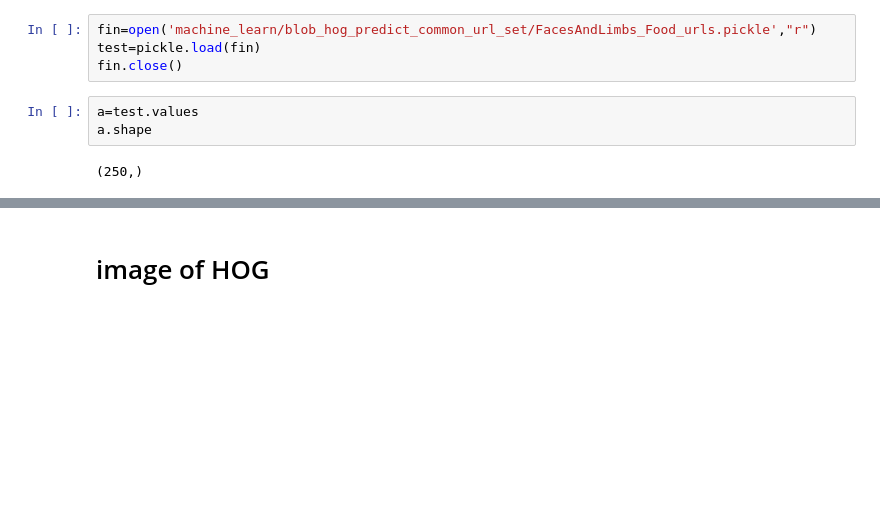
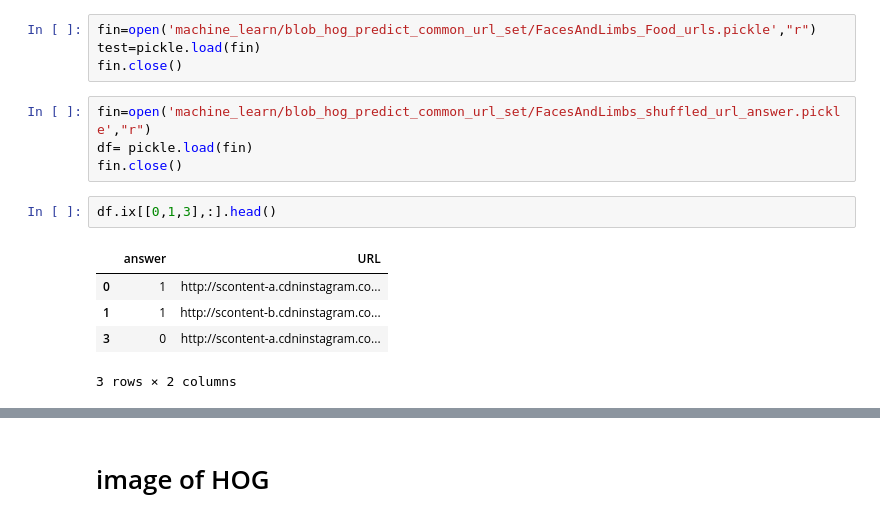
Before and after one commit to kaylanb/SkinApp, a Jupyter notebook: Testing.ipynb, the cells around one changed output, grey strips where cells are left out. Cells and saved outputs as stored; diff of their text form; blank space fills up the shorter version.

```diff
--- a/Testing.ipynb
+++ b/Testing.ipynb
@@ -243,8 +243,15 @@ import pickle
 fin=open('machine_learn/blob_hog_predict_common_url_set/FacesAndLimbs_Food_urls.pickle',"r")
 test=pickle.load(fin)
 fin.close()
-# %%
-a=test.values
-a.shape
-# %% [output]
-(250,)
+# %%
+fin=open('machine_learn/blob_hog_predict_common_url_set/FacesAndLimbs_shuffled_url_answer.pickle',"r")
+df= pickle.load(fin)
+fin.close()
+# %%
+df.ix[[0,1,3],:].head()
+# %% [output]
+|  | answer | URL |
+| 0 | 1 | http://scontent-a.cdninstagram.co... |
+| 1 | 1 | http://scontent-b.cdninstagram.co... |
+| 3 | 0 | http://scontent-a.cdninstagram.co... |
+3 rows × 2 columns
```
Also changed, not shown: parts of 7 cells of this notebook, 6 other files.
